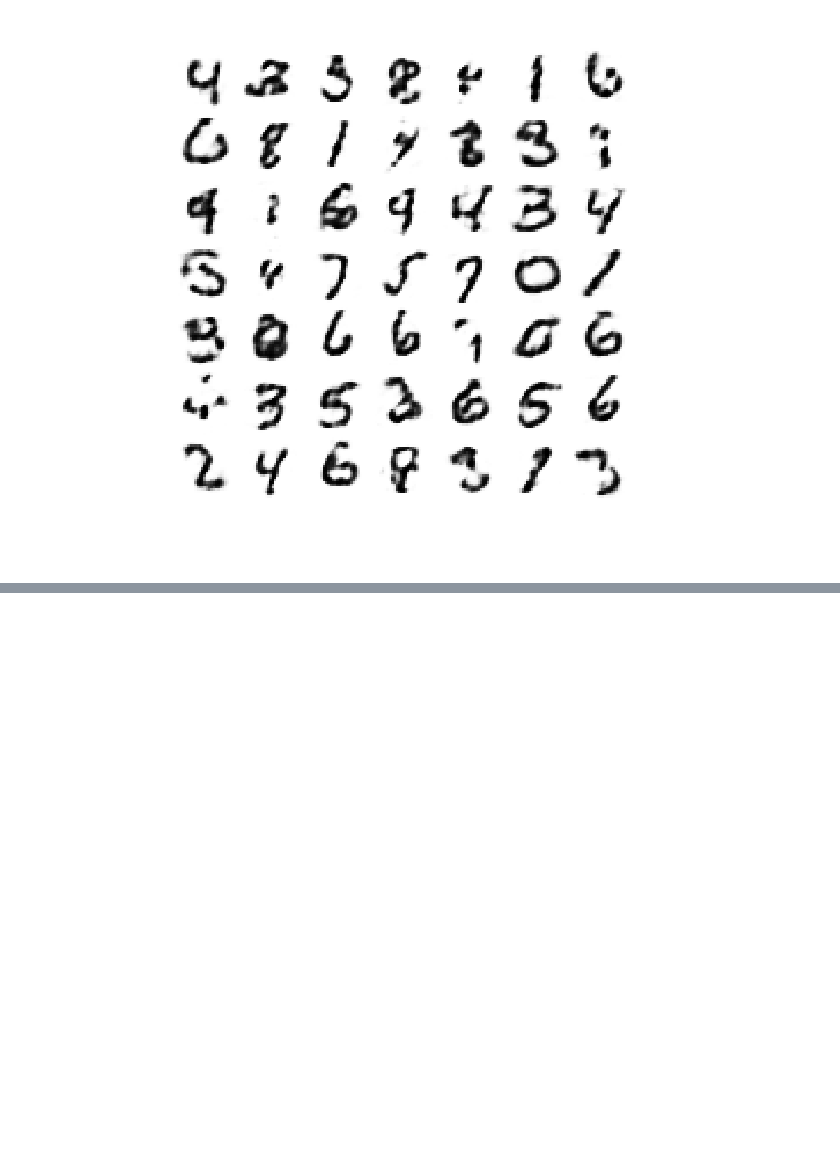
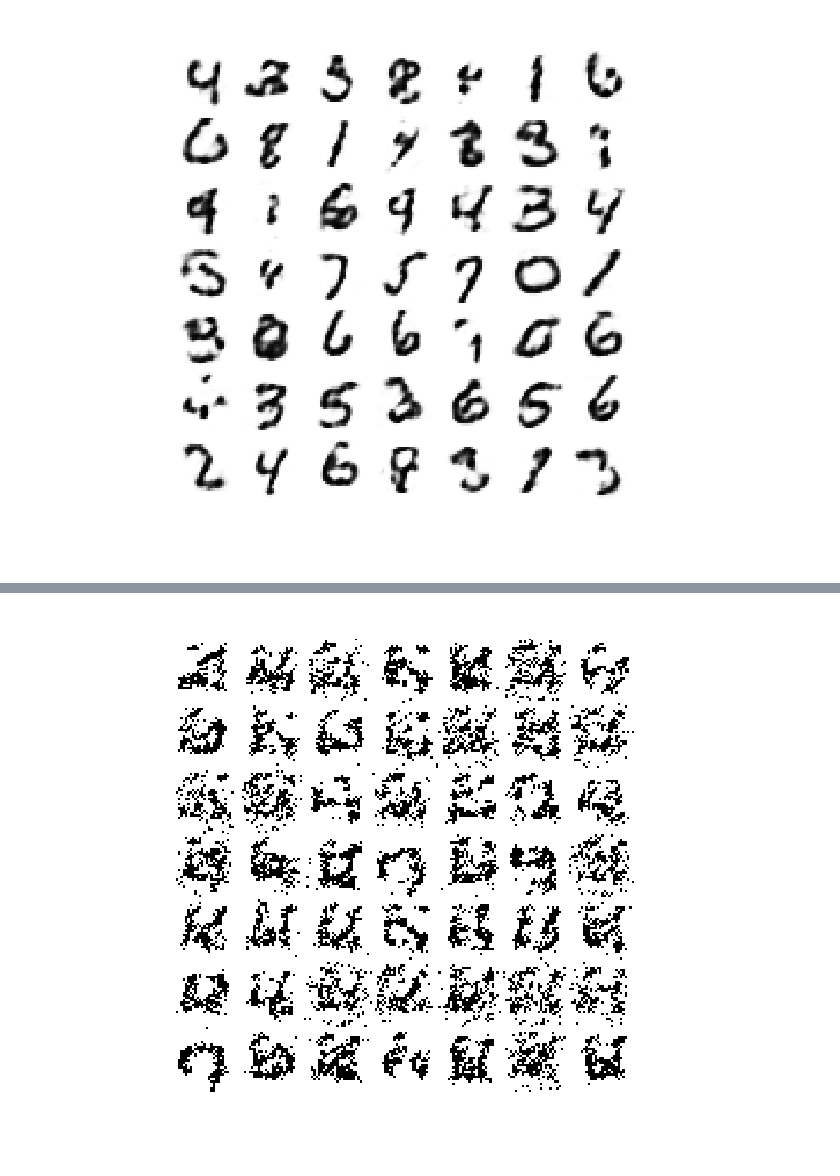
Before and after one commit to briantimar/denoising-rbms, a Jupyter notebook: plot_results_clean_nonpersistent.ipynb, the cells around one changed output, grey strips where cells are left out. Drawn from its saved outputs; the diff is of its cells as text; code cells hidden in the pictures; blank space fills up the shorter version.

```diff
--- a/plot_results_clean_nonpersistent.ipynb
+++ b/plot_results_clean_nonpersistent.ipynb
@@ -55,0 +61,5 @@ fig.savefig(savedir+"trained_probs_dataseed.png")
+# %%
+fig, ax = do_square_plot(samples_randseed, s)
+fig.savefig(savedir+"trained_samples_randseed.png")
+# %% [output]
+[figure, added]
```
Also changed, not shown: parts of 1 cell of this notebook, 10 other files.
